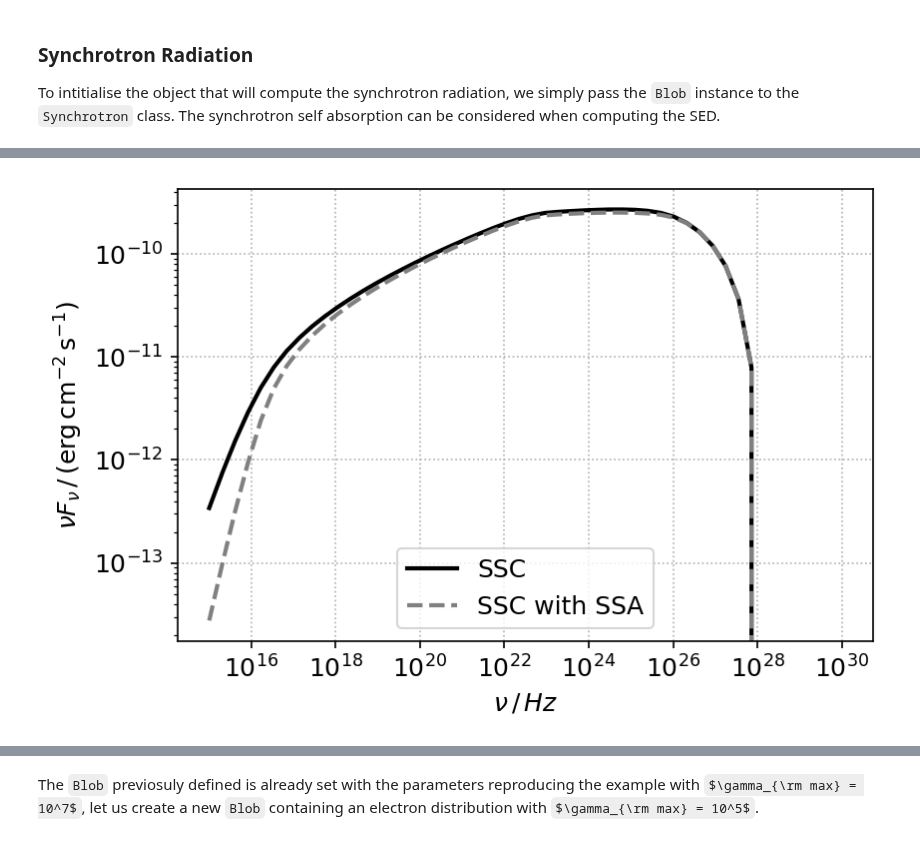
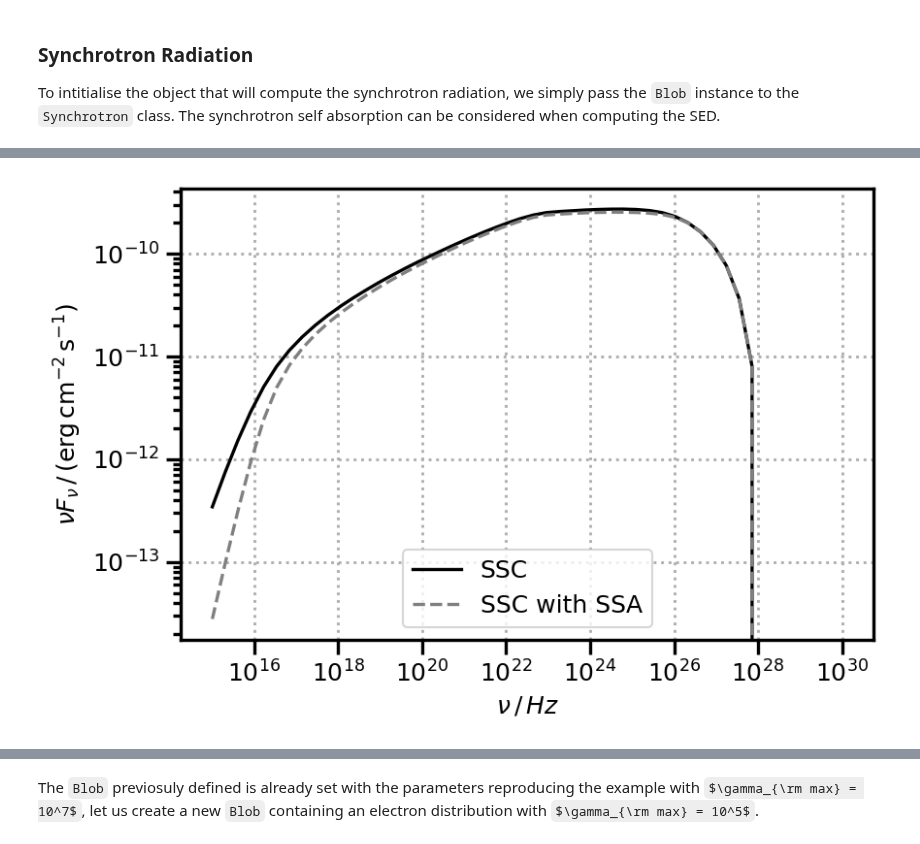
Before and after one commit to cosimoNigro/agnpy, a Jupyter notebook: docs/tutorials/synchrotron_self_compton.ipynb, the cells around one changed output, grey strips where cells are left out. Cells and saved outputs as stored; diff of their text form; code cells hidden in the pictures; some formulas as TeX source.

```diff
--- a/docs/tutorials/synchrotron_self_compton.ipynb
+++ b/docs/tutorials/synchrotron_self_compton.ipynb
@@ -16,12 +17,3 @@ from agnpy.compton import SynchrotronSelfCompton
-# %%
-# matplotlib adjustments
-plt.rc("figure", dpi=150)
-plt.rc("font", size=12)
-plt.rc("axes", grid=True)
-plt.rc("grid", ls=":")
-# axes labels
-sed_x_label = r"$\nu\,/\,Hz$"
-sed_y_label = r"$\nu F_{\nu}\,/\,(\mathrm{erg}\,\mathrm{cm}^{-2}\,\mathrm{s}^{-1})$"
 # %% [markdown]
 ### Emission Region
 Let us consider that the emission region is a spherical plasmoid of radius $R_b = 10^{16}\,\mathrm{cm}$, streaming with Lorentz factor $\Gamma=10$ in the AGN jet, resulting in a Doppler boosting of $\delta_D=10$ (the jet is almost aligned with the observer's line of sight). The galaxy hosting the active nucleus is at a distance of $d_L=10^{27}\,\mathrm{cm}$. The blob has a tangled magnetic field $B=1\,\mathrm{G}$. The electron spectrum is described by a power law with index $-2.8$ and a total energy content of $W_e = 10^{48}\,{\rm erg}$.
@@ -102,22 +91,19 @@ Similarly to the synchrotron case, to intitialise the object that will compute t
 We examine also the case produced by scattering over a self-absorbed synchrotron spectrum.
 # %%
 # simple ssc
-ssc = SynchrotronSelfCompton(blob, synch)
+ssc = SynchrotronSelfCompton(blob)
 # ssc over a self-absorbed synchrotron spectrum
-ssc_ssa = SynchrotronSelfCompton(blob, synch_ssa)
+ssc_ssa = SynchrotronSelfCompton(blob, ssa=True)
 # %%
 nu_ssc = np.logspace(15, 30) * u.Hz
 sed_ssc = ssc.sed_flux(nu_ssc)
 sed_ssc_ssa = ssc_ssa.sed_flux(nu_ssc)
 # %%
-plt.loglog(nu_ssc, sed_ssc, lw=2, color="k", label="SSC")
-plt.loglog(nu_ssc, sed_ssc_ssa, lw=2, ls="--", color="gray", label="SSC with SSA")
-plt.xlabel(sed_x_label)
-plt.ylabel(sed_y_label)
-plt.legend()
+plot_sed(nu_ssc, sed_ssc, color="k", label="SSC")
+plot_sed(nu_ssc, sed_ssc_ssa, ls="--", color="gray", label="SSC with SSA")
 plt.show()
 # %% [output]
-[figure, old version]
+[figure, new version]
 # %% [markdown]
 ### Literature Check from Dermer and Menon (2009)
 In order to provide a cross-check with the literature, we reproduce Figure 7.4 of Dermer and Menon (2009) - [see bibliography in the docs](https://agnpy.readthedocs.io/en/latest/bibliography.html). The figure, reported here, depicts two complete synchrotron and SSC SEDs, generated by the same emission regions distinguished only by the different maximum Lorentz factor of their electron distributions ($\gamma_{\rm max} = 10^5$ and $\gamma_{\rm max} = 10^7$).
```
Also changed, not shown: parts of 8 cells of this notebook, 13 other files.
